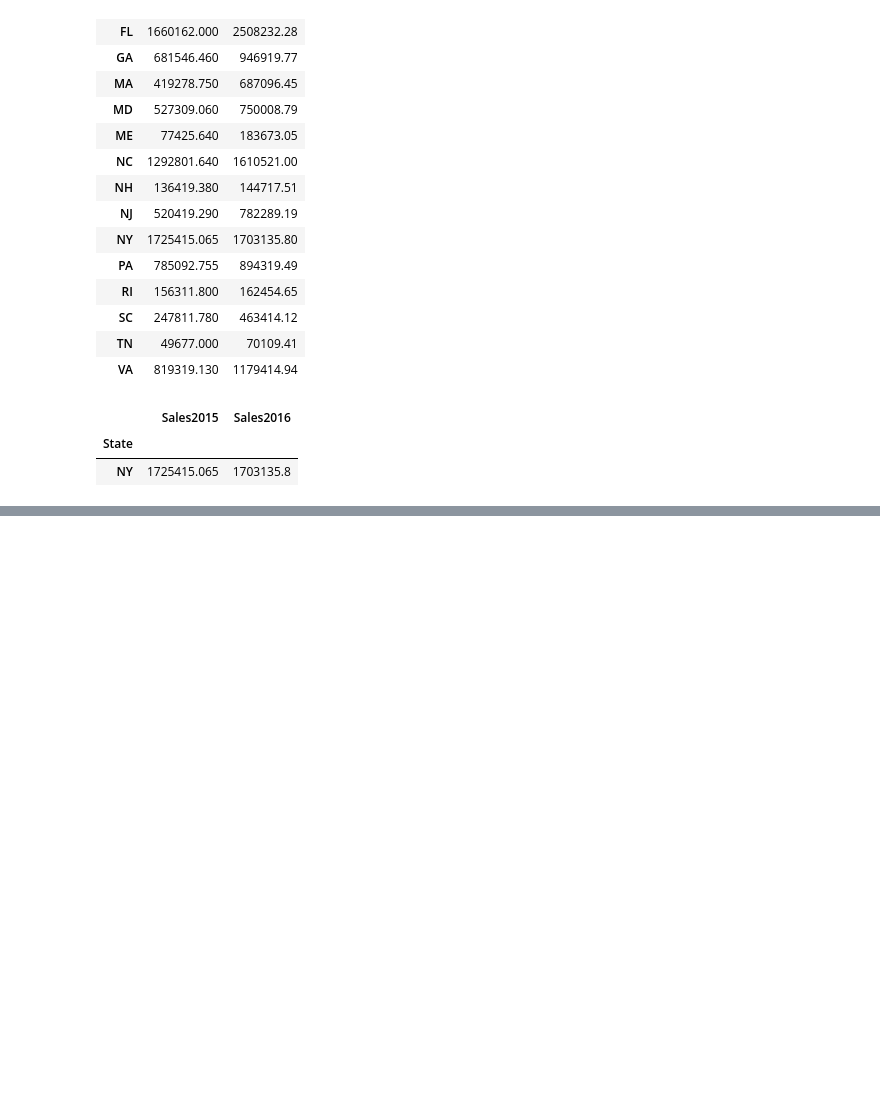
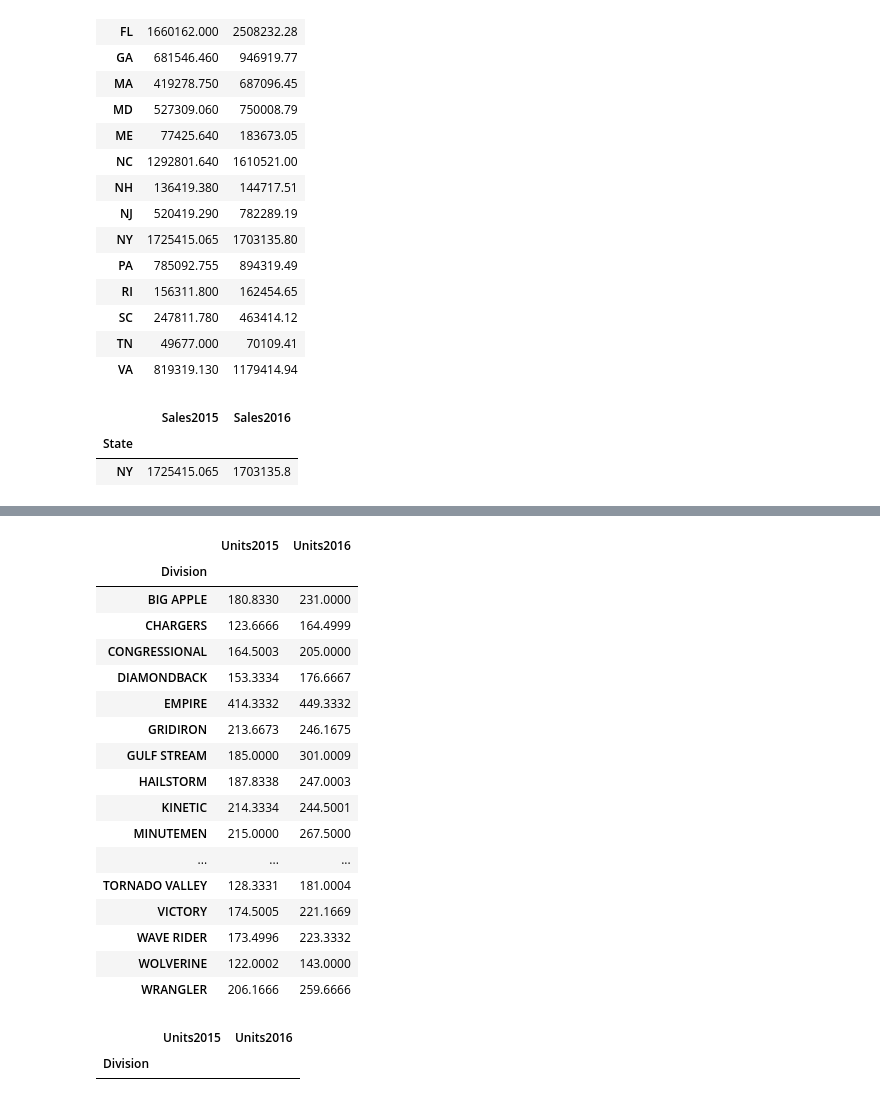
Before and after one commit to Adi46878/Pharma-Sales-Data-Analysis-Visualization, a Jupyter notebook: Data_visualization.ipynb, the cells around one changed output, grey strips where cells are left out. Drawn from its saved outputs; the diff is of its cells as text; code cells hidden in the pictures; blank space fills up the shorter version.

```diff
--- a/Data_visualization.ipynb
+++ b/Data_visualization.ipynb
@@ -206,0 +227,23 @@ decline_states
+# %%
+division_units = high_sales.groupby('Division')[['Units2015', 'Units2016']].sum()
+# %%
+division_units
+# %% [output]
+|  | Units2015 | Units2016 |
+| Division |  |  |
+| BIG APPLE | 180.8330 | 231.0000 |
+| CHARGERS | 123.6666 | 164.4999 |
+| CONGRESSIONAL | 164.5003 | 205.0000 |
+| DIAMONDBACK | 153.3334 | 176.6667 |
+| EMPIRE | 414.3332 | 449.3332 |
+| GRIDIRON | 213.6673 | 246.1675 |
+| GULF STREAM | 185.0000 | 301.0009 |
+| HAILSTORM | 187.8338 | 247.0003 |
+| KINETIC | 214.3334 | 244.5001 |
+| MINUTEMEN | 215.0000 | 267.5000 |
+| ... | ... | ... |
+| TORNADO VALLEY | 128.3331 | 181.0004 |
+| VICTORY | 174.5005 | 221.1669 |
+| WAVE RIDER | 173.4996 | 223.3332 |
+| WOLVERINE | 122.0002 | 143.0000 |
+| WRANGLER | 206.1666 | 259.6666 |
@@ -206,0 +252,5 @@ decline_states
+# %%
+decline_units
+# %% [output]
+|  | Units2015 | Units2016 |
+| Division |  |  |
```
Also changed, not shown: parts of 4 cells of this notebook.
